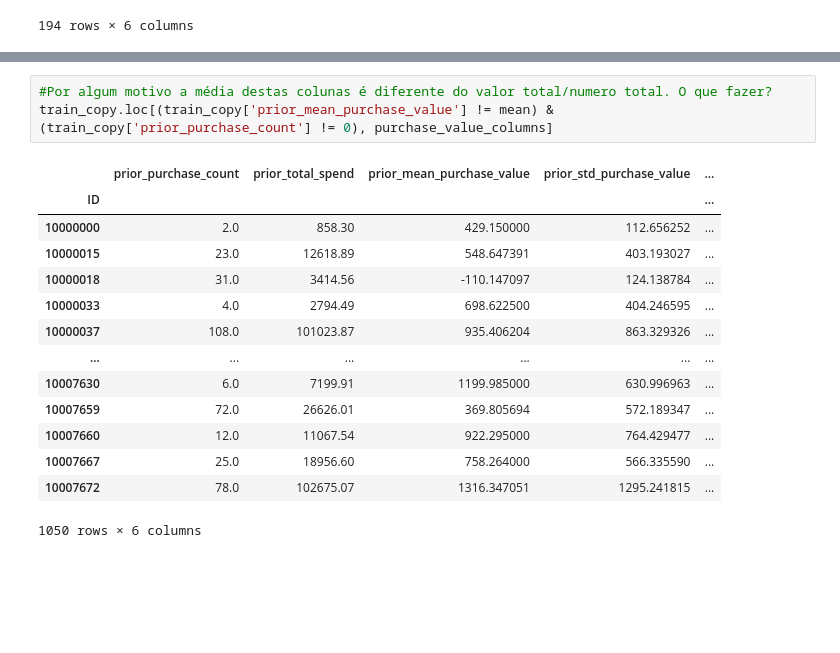
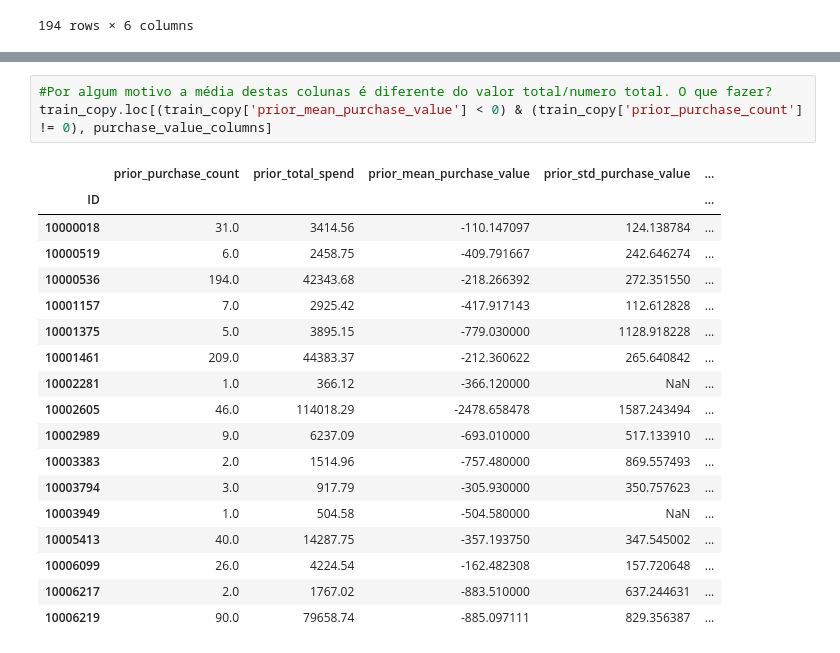
Before and after one commit to saradfalves/ML_Group_09, a Jupyter notebook: notebooks/exploring_and_modifying.ipynb, the cells around one changed output, grey strips where cells are left out. Saved outputs shown, nothing was run; the diff lists cells and outputs as text; blank space fills up the shorter version.

Commit message:
negative mean rows

```diff
--- a/notebooks/exploring_and_modifying.ipynb
+++ b/notebooks/exploring_and_modifying.ipynb
@@ -400,18 +367,22 @@ dtype: int64
 # %%
 #Por algum motivo a média destas colunas é diferente do valor total/numero total. O que fazer?
-train_copy.loc[(train_copy['prior_mean_purchase_value'] != mean) & (train_copy['prior_purchase_count'] != 0), purchase_value_columns]
+train_copy.loc[(train_copy['prior_mean_purchase_value'] < 0) & (train_copy['prior_purchase_count'] != 0), purchase_value_columns]
 # %% [output]
 |  | prior_purchase_count | prior_total_spend | prior_mean_purchase_value | prior_std_purchase_value | ... |
 | ID |  |  |  |  | ... |
-| 10000000 | 2.0 | 858.30 | 429.150000 | 112.656252 | ... |
-| 10000015 | 23.0 | 12618.89 | 548.647391 | 403.193027 | ... |
 | 10000018 | 31.0 | 3414.56 | -110.147097 | 124.138784 | ... |
-| 10000033 | 4.0 | 2794.49 | 698.622500 | 404.246595 | ... |
-| 10000037 | 108.0 | 101023.87 | 935.406204 | 863.329326 | ... |
-| ... | ... | ... | ... | ... | ... |
-| 10007630 | 6.0 | 7199.91 | 1199.985000 | 630.996963 | ... |
-| 10007659 | 72.0 | 26626.01 | 369.805694 | 572.189347 | ... |
-| 10007660 | 12.0 | 11067.54 | 922.295000 | 764.429477 | ... |
-| 10007667 | 25.0 | 18956.60 | 758.264000 | 566.335590 | ... |
-| 10007672 | 78.0 | 102675.07 | 1316.347051 | 1295.241815 | ... |
+| 10000519 | 6.0 | 2458.75 | -409.791667 | 242.646274 | ... |
+| 10000536 | 194.0 | 42343.68 | -218.266392 | 272.351550 | ... |
+| 10001157 | 7.0 | 2925.42 | -417.917143 | 112.612828 | ... |
+| 10001375 | 5.0 | 3895.15 | -779.030000 | 1128.918228 | ... |
+| 10001461 | 209.0 | 44383.37 | -212.360622 | 265.640842 | ... |
+| 10002281 | 1.0 | 366.12 | -366.120000 | NaN | ... |
+| 10002605 | 46.0 | 114018.29 | -2478.658478 | 1587.243494 | ... |
+| 10002989 | 9.0 | 6237.09 | -693.010000 | 517.133910 | ... |
+| 10003383 | 2.0 | 1514.96 | -757.480000 | 869.557493 | ... |
+| 10003794 | 3.0 | 917.79 | -305.930000 | 350.757623 | ... |
+| 10003949 | 1.0 | 504.58 | -504.580000 | NaN | ... |
+| 10005413 | 40.0 | 14287.75 | -357.193750 | 347.545002 | ... |
+| 10006099 | 26.0 | 4224.54 | -162.482308 | 157.720648 | ... |
+| 10006217 | 2.0 | 1767.02 | -883.510000 | 637.244631 | ... |
+| 10006219 | 90.0 | 79658.74 | -885.097111 | 829.356387 | ... |
-1050 rows × 6 columns
```
Also changed, not shown: parts of 3 cells of this notebook.
